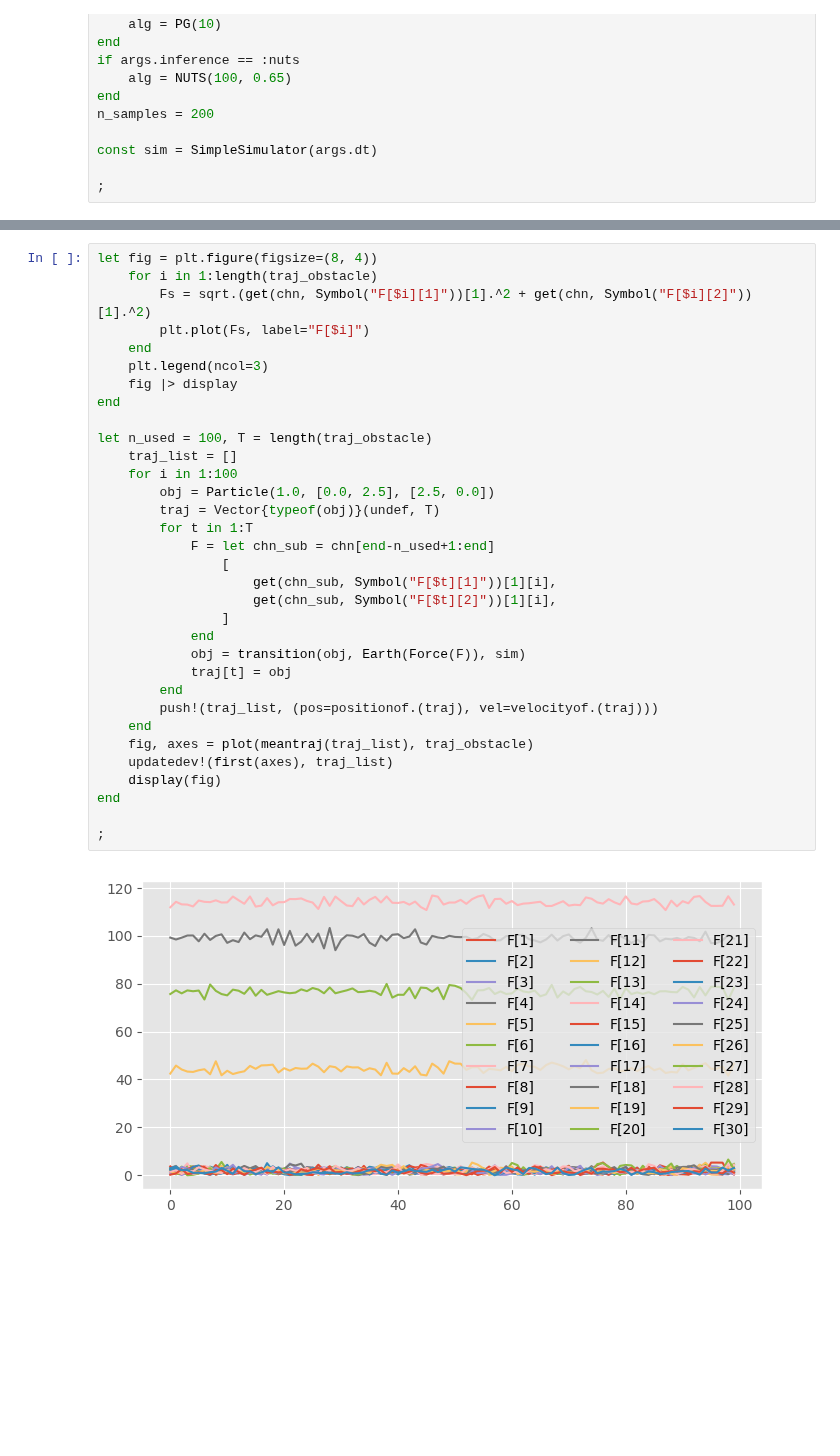
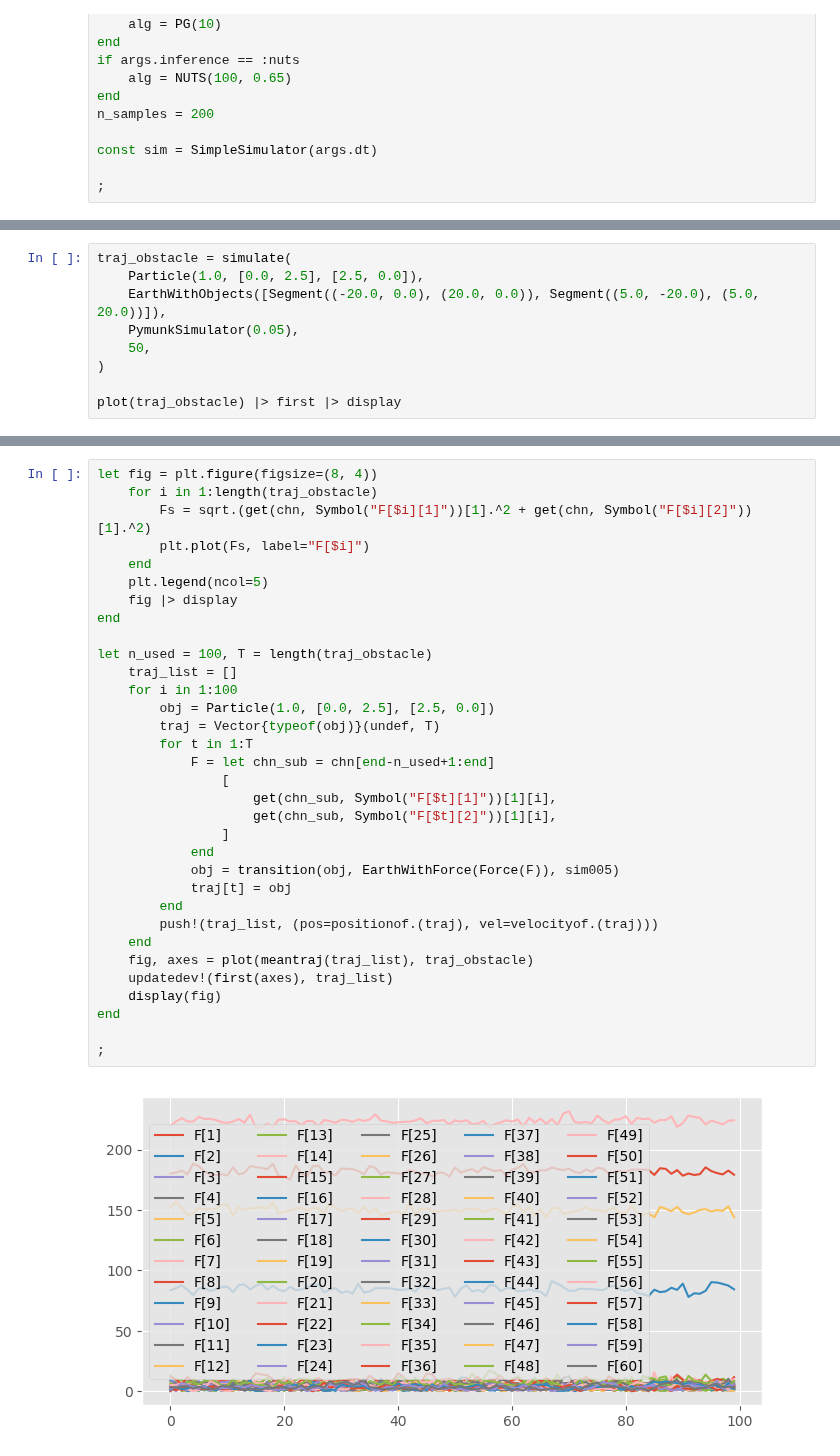
Before and after one commit to yding5/bnp2, a Jupyter notebook: notebooks/turing.ipynb, the cells around one changed output, grey strips where cells are left out. Cells and saved outputs as stored; diff of their text form; blank space fills up the shorter version.

```diff
--- a/notebooks/turing.ipynb
+++ b/notebooks/turing.ipynb
@@ -250,0 +201,9 @@ first(plot(traj_obstacle)) |> display
+# %%
+traj_obstacle = simulate(
+    Particle(1.0, [0.0, 2.5], [2.5, 0.0]),
+    EarthWithObjects([Segment((-20.0, 0.0), (20.0, 0.0)), Segment((5.0, -20.0), (5.0, 20.0))]),
+    PymunkSimulator(0.05),
+    50,
+)
+
+plot(traj_obstacle) |> first |> display
@@ -293,33 +256,33 @@ let fig = plt.figure(figsize=(8, 4))
     for i in 1:length(traj_obstacle)
         Fs = sqrt.(get(chn, Symbol("F[$i][1]"))[1].^2 + get(chn, Symbol("F[$i][2]"))[1].^2)
         plt.plot(Fs, label="F[$i]")
     end
-    plt.legend(ncol=3)
+    plt.legend(ncol=5)
     fig |> display
 end
 
 let n_used = 100, T = length(traj_obstacle)
     traj_list = []
     for i in 1:100
         obj = Particle(1.0, [0.0, 2.5], [2.5, 0.0])
         traj = Vector{typeof(obj)}(undef, T)
         for t in 1:T
             F = let chn_sub = chn[end-n_used+1:end]
                 [
                     get(chn_sub, Symbol("F[$t][1]"))[1][i],
                     get(chn_sub, Symbol("F[$t][2]"))[1][i],
                 ]
             end
-            obj = transition(obj, Earth(Force(F)), sim)
+            obj = transition(obj, EarthWithForce(Force(F)), sim005)
             traj[t] = obj
         end
         push!(traj_list, (pos=positionof.(traj), vel=velocityof.(traj)))
     end
     fig, axes = plot(meantraj(traj_list), traj_obstacle)
     updatedev!(first(axes), traj_list)
     display(fig)
 end
 
 ;
 # %% [output]
-[figure, old version]
+[figure, new version]
```
Also changed, not shown: parts of 10 cells of this notebook, 3 other files.
